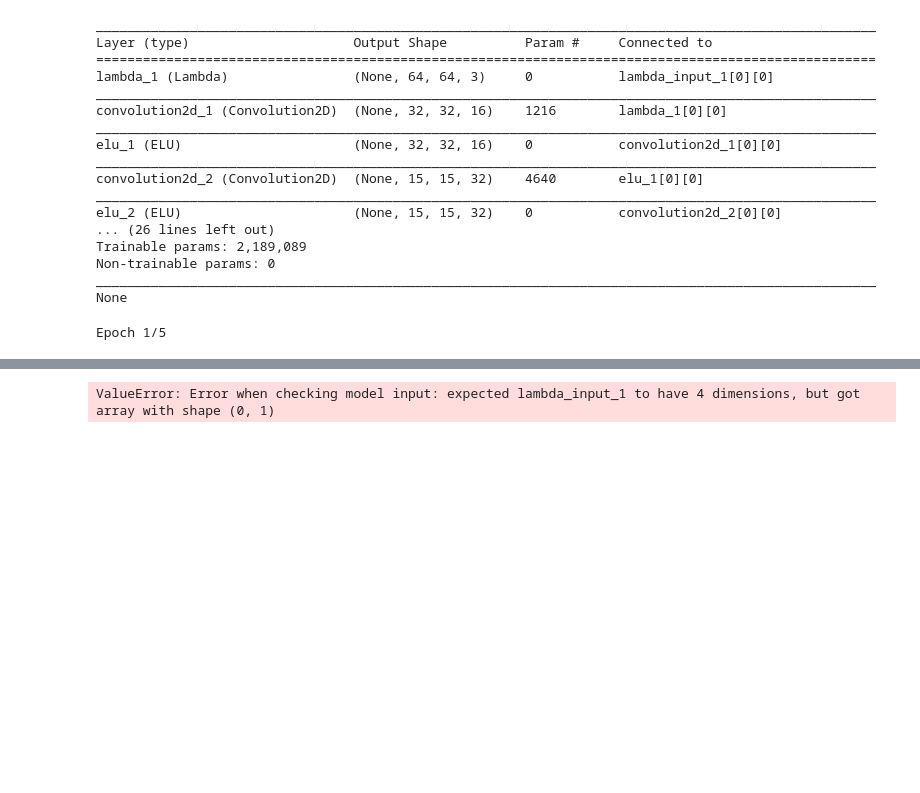
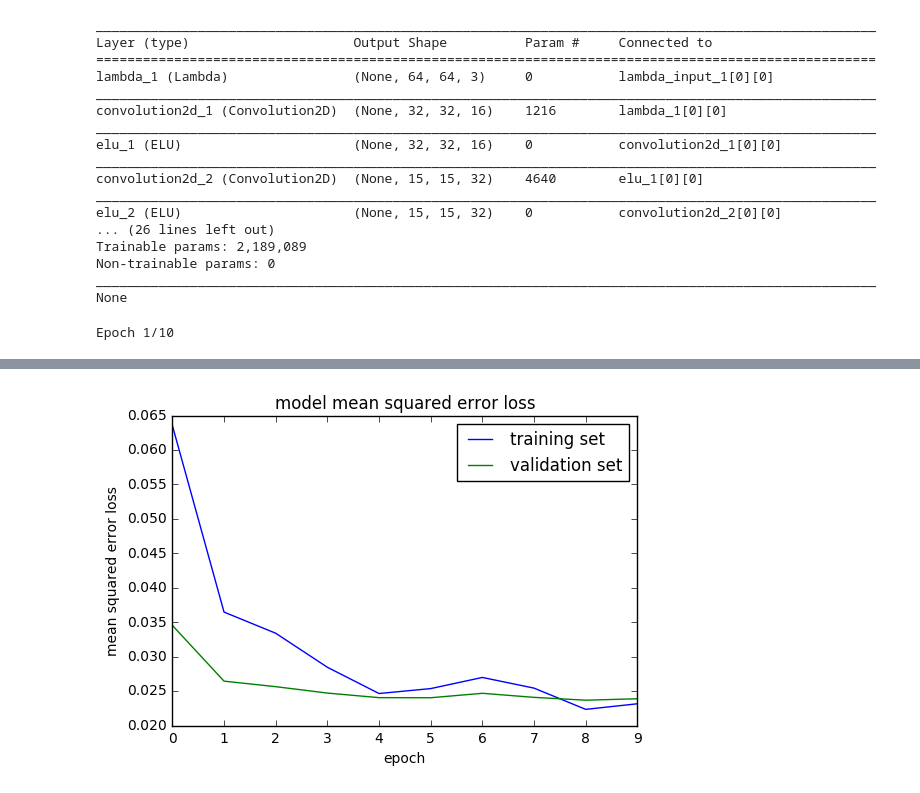
Before and after one commit to karanj1/SDCar, a Jupyter notebook: CarND-Behavioral-Cloning-P3/test6.ipynb, the cells around one changed output, grey strips where cells are left out. Drawn from its saved outputs; the diff is of its cells as text; code cells hidden in the pictures; blank space fills up the shorter version.

```diff
--- a/CarND-Behavioral-Cloning-P3/test6.ipynb
+++ b/CarND-Behavioral-Cloning-P3/test6.ipynb
@@ -229,7 +231,7 @@ def Augmentation(row, car_images, steering_angles):
     steering_angles.append(steering_right)
     steering_angles.append(-steering_right)
 
-    camera = np.random.choice(['center', 'left', 'right'], p=[0.3,0.35,0.35])
+    camera = np.random.choice(['center', 'left', 'right'], p=[0.1,0.45,0.45])
     if camera == "center" :
         car_images.append(transform_image(img_center,2,2,2))
         steering_angles.append(steering_center)
@@ -333,16 +335,17 @@ def generator(samples, augment=True, batch_size=128):
                     #if i == len(batch_samples) - 1 and offset >= (num_samples-batch_size):
                         #histogram(steering_angles)
                 else:
-                    Augmentation(row, car_images, steering_angles)
+                    Augmentation_None(row, car_images, steering_angles)
 
-            if augment==True:
-                car_images3,steering_angles3 = SubSample2(car_images, steering_angles)
-                h_angles.append(steering_angles3)
-                X_train = np.array(car_images3)
-                y_train = np.array(steering_angles3)
-            else:
-                X_train = np.array(car_images)
-                y_train = np.array(steering_angles)
+            #if augment==True:
+            #    car_images3,steering_angles3 = SubSample2(car_images, steering_angles)
+            #    h_angles.append(steering_angles3)
+            #    X_train = np.array(car_images3)
+            #    y_train = np.array(steering_angles3)
+            #else:
+            X_train = np.array(car_images)
+            y_train = np.array(steering_angles)
+            h_angles.append(steering_angles)
             #print(X_train.shape, y_train.shape)
             yield sklearn.utils.shuffle(X_train, y_train)
 # %%
@@ -429,7 +432,7 @@ model.compile(loss='mse', optimizer=Adam(lr=1e-4))
 #model.fit(X_train, y_train,validation_split=0.2, shuffle=True, nb_epoch=7)
 history_object = model.fit_generator(train_generator, samples_per_epoch= \
             len(train_samples)*2, validation_data=validation_generator, \
-            nb_val_samples=len(validation_samples)*2, nb_epoch=5, verbose=1)          #https://keras.io/models/sequential/#fit_generator
+            nb_val_samples=len(validation_samples)*2, nb_epoch=10, verbose=1)          #https://keras.io/models/sequential/#fit_generator
 
 ### print the keys contained in the history object
 print(history_object.history.keys())
@@ -445,4 +448,4 @@ plt.show()
 
 model.save('model_test.h5')
 # %% [output]
-Epoch 1/5
+Epoch 1/10
@@ -451,2 +472,2 @@ Epoch 2/5
-ValueError: Error when checking model input: expected lambda_input_1 to have 4 dimensions, but got array with shape (0, 1)
+[figure, added]
 # %%
```
Also changed, not shown: parts of 7 cells of this notebook, 2 other files.
